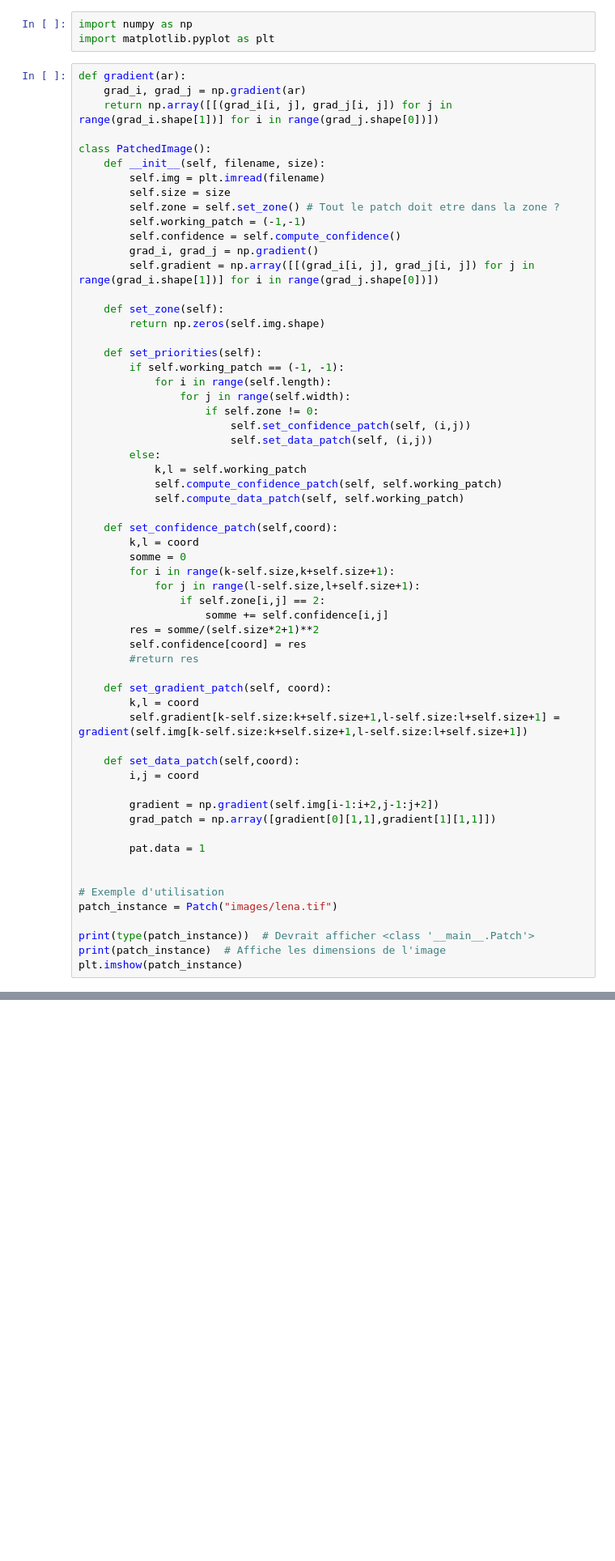
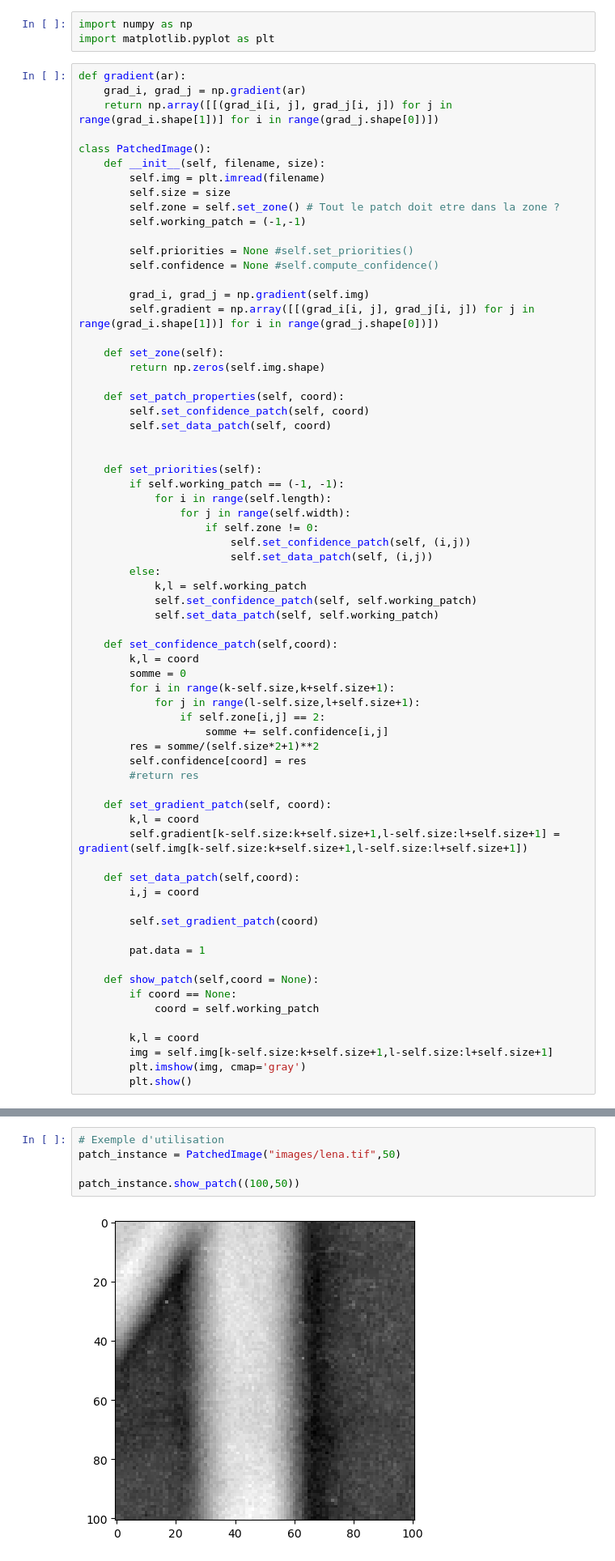
Before and after one commit to clementgilli/inpainting, a Jupyter notebook: worksheet_jean.ipynb, the cells around one changed output, grey strips where cells are left out. Shown at 81% size. Saved outputs shown, nothing was run; the diff lists cells and outputs as text; blank space fills up the shorter version.

```diff
--- a/worksheet_jean.ipynb
+++ b/worksheet_jean.ipynb
@@ -12,12 +12,20 @@ class PatchedImage():
         self.size = size
         self.zone = self.set_zone() # Tout le patch doit etre dans la zone ?
         self.working_patch = (-1,-1)
-        self.confidence = self.compute_confidence()
-        grad_i, grad_j = np.gradient()
+
+        self.priorities = None #self.set_priorities()
+        self.confidence = None #self.compute_confidence()
+
+        grad_i, grad_j = np.gradient(self.img)
         self.gradient = np.array([[(grad_i[i, j], grad_j[i, j]) for j in range(grad_i.shape[1])] for i in range(grad_j.shape[0])])
 
     def set_zone(self):
         return np.zeros(self.img.shape)
+
+    def set_patch_properties(self, coord):
+        self.set_confidence_patch(self, coord)
+        self.set_data_patch(self, coord)
+
 
     def set_priorities(self):
         if self.working_patch == (-1, -1):
@@ -28,8 +36,8 @@ class PatchedImage():
                         self.set_data_patch(self, (i,j))
         else:
             k,l = self.working_patch
-            self.compute_confidence_patch(self, self.working_patch)
-            self.compute_data_patch(self, self.working_patch)
+            self.set_confidence_patch(self, self.working_patch)
+            self.set_data_patch(self, self.working_patch)
 
     def set_confidence_patch(self,coord):
         k,l = coord
@@ -49,15 +57,15 @@ class PatchedImage():
     def set_data_patch(self,coord):
         i,j = coord
 
-        gradient = np.gradient(self.img[i-1:i+2,j-1:j+2])
-        grad_patch = np.array([gradient[0][1,1],gradient[1][1,1]])
+        self.set_gradient_patch(coord)
 
         pat.data = 1
 
+    def show_patch(self,coord = None):
+        if coord == None:
+            coord = self.working_patch
 
-# Exemple d'utilisation
-patch_instance = Patch("images/lena.tif")
-
-print(type(patch_instance))  # Devrait afficher <class '__main__.Patch'>
-print(patch_instance)  # Affiche les dimensions de l'image
-plt.imshow(patch_instance)
+        k,l = coord
+        img = self.img[k-self.size:k+self.size+1,l-self.size:l+self.size+1]
+        plt.imshow(img, cmap='gray')
+        plt.show()
@@ -65,0 +80,7 @@ NameError: name 'Patch' is not defined
+# %%
+# Exemple d'utilisation
+patch_instance = PatchedImage("images/lena.tif",50)
+
+patch_instance.show_patch((100,50))
+# %% [output]
+[figure, added]
```
Also changed, not shown: parts of 2 cells of this notebook.
